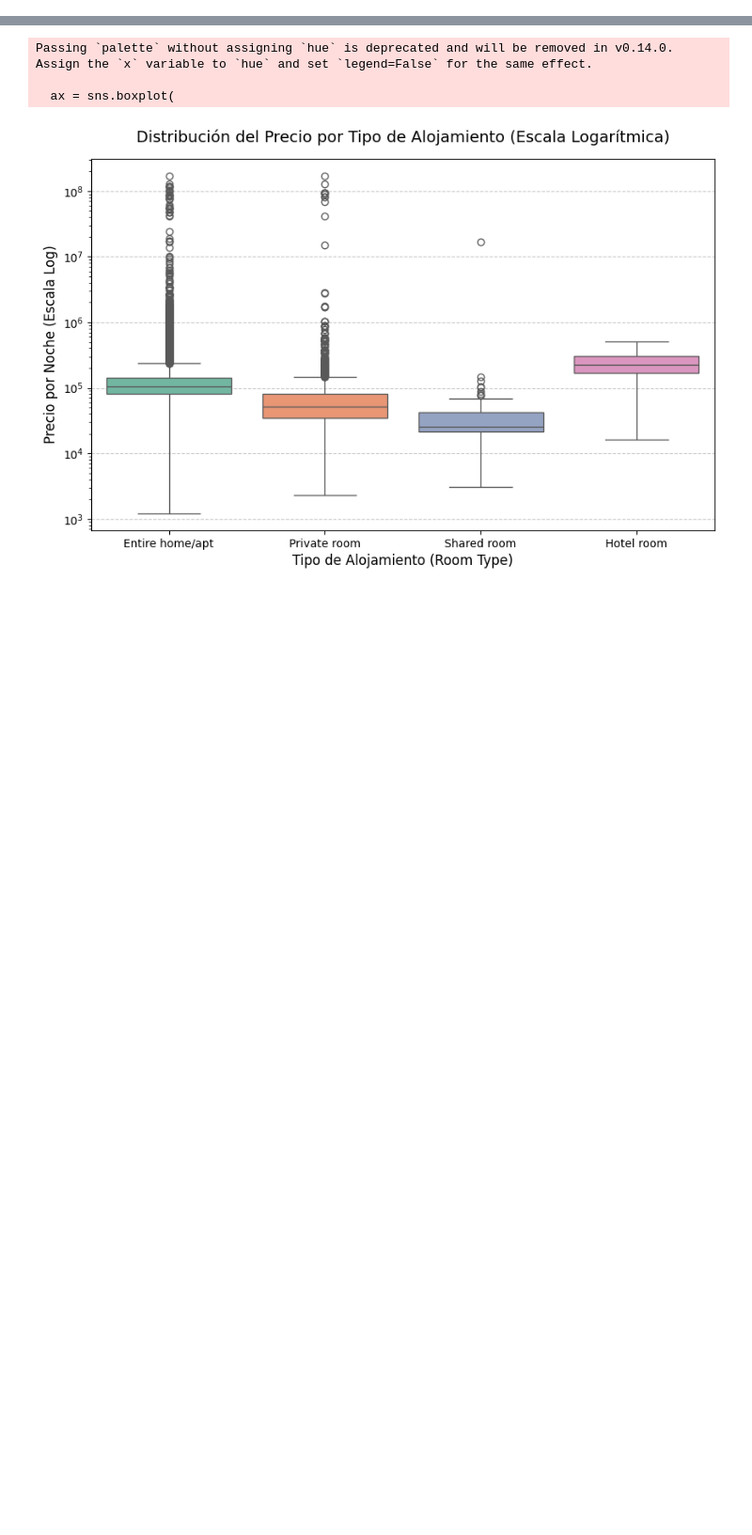
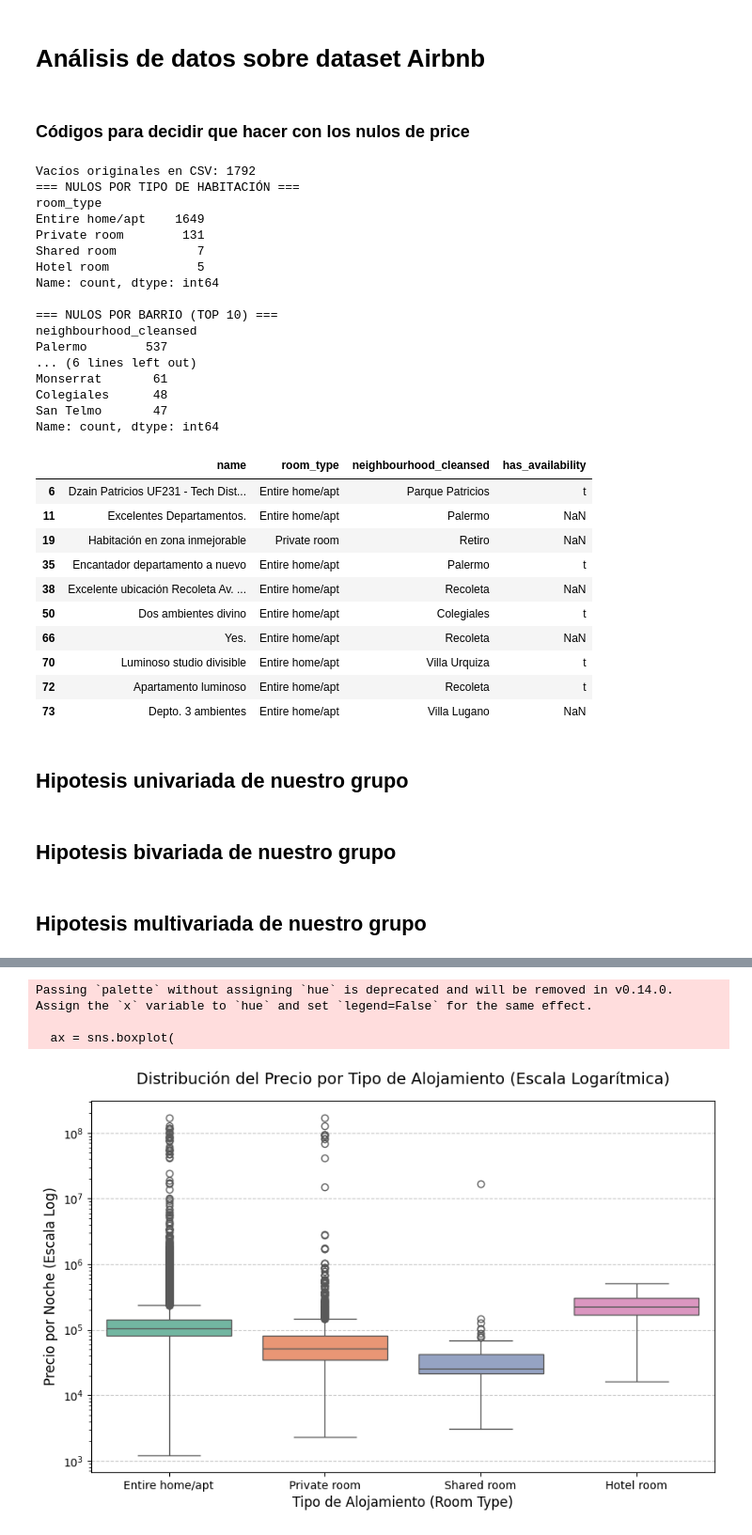
Before and after one commit to ClariflaroCode/TP_fundamentos_grupo30_airbnb, a Jupyter notebook: Entrega.ipynb, the cells around one changed output, grey strips where cells are left out. Shown at 94% size. Saved outputs shown, nothing was run; the diff lists cells and outputs as text; code cells hidden in the pictures; blank space fills up the shorter version.

```diff
--- a/Entrega.ipynb
+++ b/Entrega.ipynb
@@ -1,3 +1,5 @@
+# %% [markdown]
+# Análisis de datos sobre dataset Airbnb
 # %%
 import pandas as pd
 import numpy as np
@@ -54,0 +68,54 @@ df_listing['price'] = pd.to_numeric(df_listing['price'], errors='coerce')
+# %% [markdown]
+### Códigos para decidir que hacer con los nulos de price
+# %%
+raw_price = pd.read_csv("listings.csv", usecols=["price"])["price"]
+print("Vacíos originales en CSV:", raw_price.isna().sum())
+
+# 1. Filtrar las filas con precio nulo
+df_nulos_precio = df_listing[df_listing["price"].isna()]
+
+# 2. Inspeccionar la distribución por tipo de habitación y barrio
+print("=== NULOS POR TIPO DE HABITACIÓN ===")
+print(df_nulos_precio["room_type"].value_counts())
+
+print("\n=== NULOS POR BARRIO (TOP 10) ===")
+print(df_nulos_precio["neighbourhood_cleansed"].value_counts().head(10))
+
+#df_listing.info()
+#df_listing["price"].unique(ascending=True)
+print(df_listing.sort_values(by="price", ascending=True)["price"].head())
+print(df_listing.sort_values(by="price", ascending=True)["price"].tail())
+
+#df_listing["price"].isna().sum()
+
+# 3. Muestra de las primeras filas afectadas
+df_nulos_precio[["name", "room_type", "neighbourhood_cleansed", "has_availability"]].head(10)
+# %% [output]
+Vacíos originales en CSV: 1792
+=== NULOS POR TIPO DE HABITACIÓN ===
+room_type
+Entire home/apt    1649
+Private room        131
+Shared room           7
+Hotel room            5
+Name: count, dtype: int64
+
+=== NULOS POR BARRIO (TOP 10) ===
+neighbourhood_cleansed
+Palermo        537
+... (6 lines left out)
+Monserrat       61
+Colegiales      48
+San Telmo       47
+Name: count, dtype: int64
+|  | name | room_type | neighbourhood_cleansed | has_availability |
+| 6 | Dzain Patricios UF231 - Tech Dist... | Entire home/apt | Parque Patricios | t |
+| 11 | Excelentes Departamentos. | Entire home/apt | Palermo | NaN |
+| 19 | Habitación en zona inmejorable | Private room | Retiro | NaN |
+| 35 | Encantador departamento a nuevo | Entire home/apt | Palermo | t |
+| 38 | Excelente ubicación Recoleta Av. ... | Entire home/apt | Recoleta | NaN |
+| 50 | Dos ambientes divino | Entire home/apt | Colegiales | t |
+| 66 | Yes. | Entire home/apt | Recoleta | NaN |
+| 70 | Luminoso studio divisible | Entire home/apt | Villa Urquiza | t |
+| 72 | Apartamento luminoso | Entire home/apt | Recoleta | t |
+| 73 | Depto. 3 ambientes | Entire home/apt | Villa Lugano | NaN |
@@ -54,0 +138,6 @@ df_listing['price'] = pd.to_numeric(df_listing['price'], errors='coerce')
+# %% [markdown]
+## Hipotesis univariada de nuestro grupo
+# %% [markdown]
+## Hipotesis bivariada de nuestro grupo
+# %% [markdown]
+## Hipotesis multivariada de nuestro grupo
```
Also changed, not shown: parts of 29 cells of this notebook.
